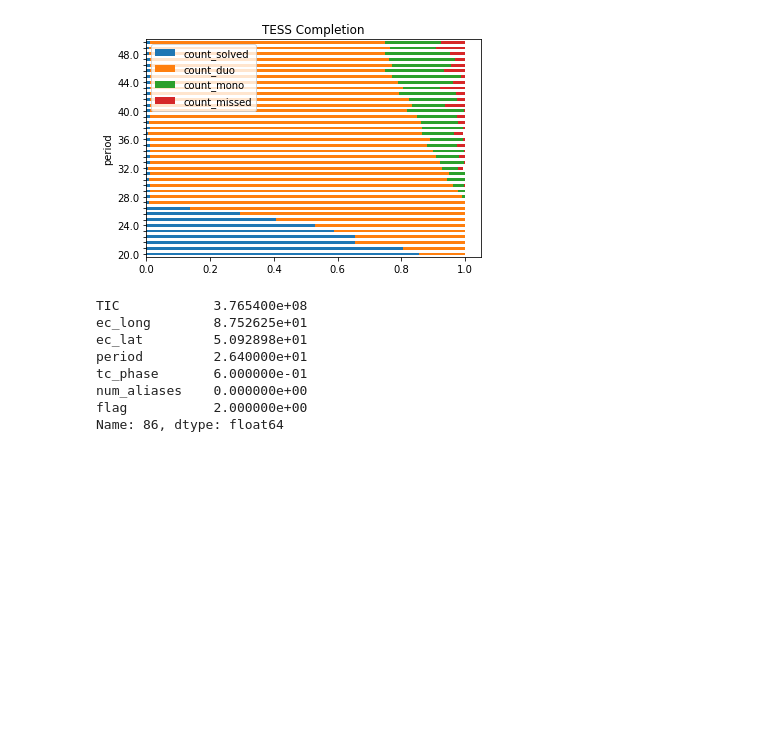
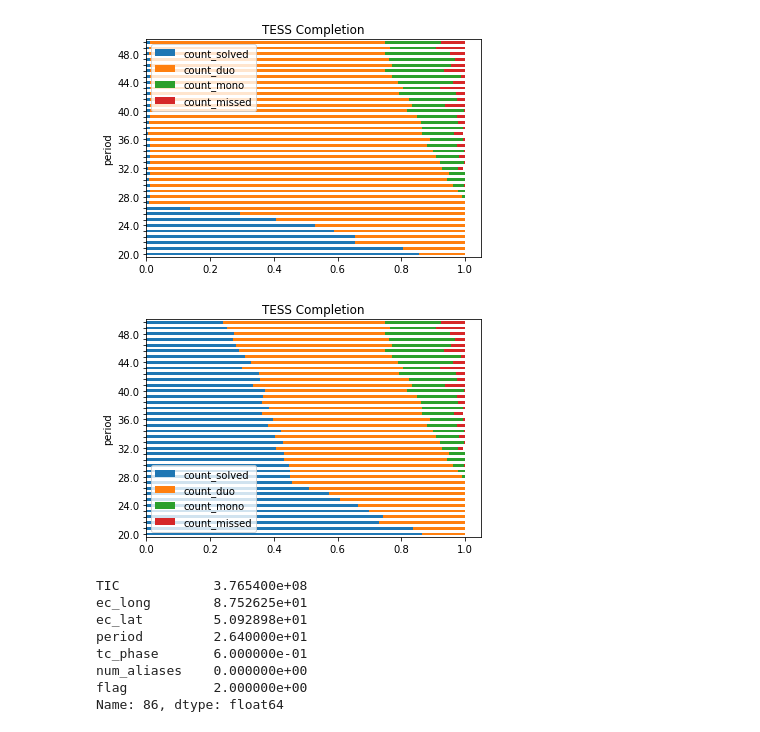
Before and after one commit to rae-holcomb/tess_scheduling, a Jupyter notebook: tess_scheduling_sandbox.ipynb, the cells around one changed output. Drawn from its saved outputs; the diff is of its cells as text; code cells hidden in the pictures; blank space fills up the shorter version.

```diff
--- a/tess_scheduling_sandbox.ipynb
+++ b/tess_scheduling_sandbox.ipynb
@@ -855,6 +971,34 @@ ax.set_yticklabels(period_labels)
 fig.show()
 # %% [output]
 [figure]
+# %%
+# make a stacked bar chart by period for second run
+# agg the data
+bar_df1 = temp1.groupby(['period'], as_index=False).agg({
+                        'count_solved': 'mean',
+                        'count_duo': 'mean',
+                        'count_mono': 'mean',
+                        'count_missed': 'mean',})#.reset_index()#.droplevel(level=0)#.reset_index()
+                        #  'd': lambda x: x.max() - x.min()})
+
+# plot
+fig, ax = plt.subplots()
+ax = bar_df1.plot(
+    ax=ax,
+    x = 'period',
+    kind = 'barh',
+    stacked = True,
+    title = 'TESS Completion',
+    # mark_right = False,
+    )
+
+# [f(x) if condition else g(x) for x in sequence]
+# period_labels = [np.round(periods, 2)[i] if (i%5==0) else ('') for i in range(len(periods))]
+period_labels = [p if (p%2==0) else ('') for p in np.round(periods, 2)]
+ax.set_yticklabels(period_labels)
+fig.show()
+# %% [output]
+[figure, added]
 # %%
 # need to figure out what's happening with the things that are getting flagged as duo transits but have no aliases
 # do some plotting of individual systems.
```
Also changed, not shown: parts of 24 cells of this notebook.
